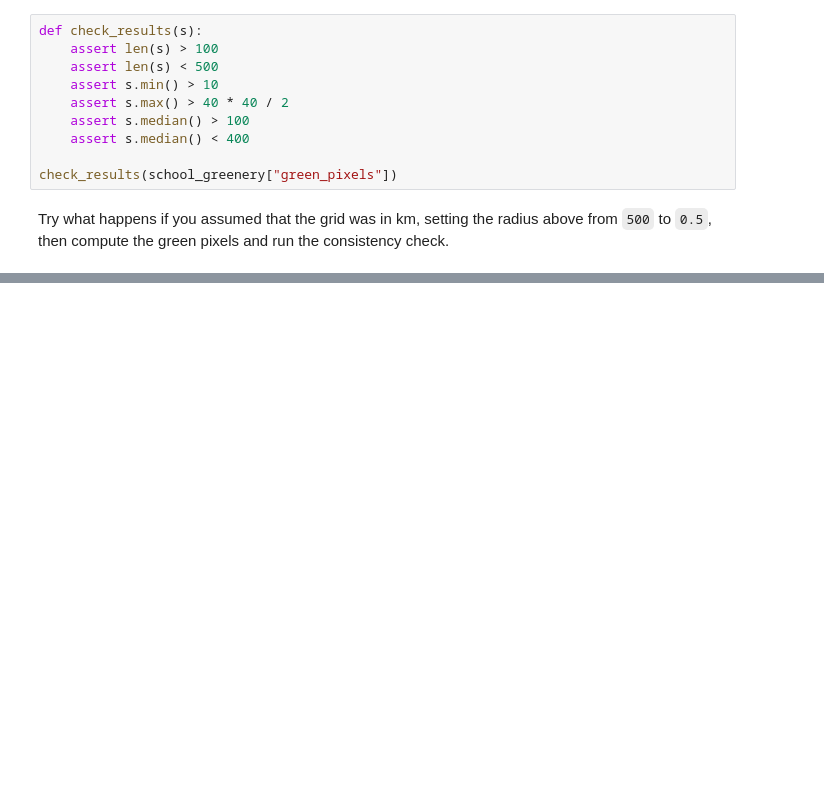
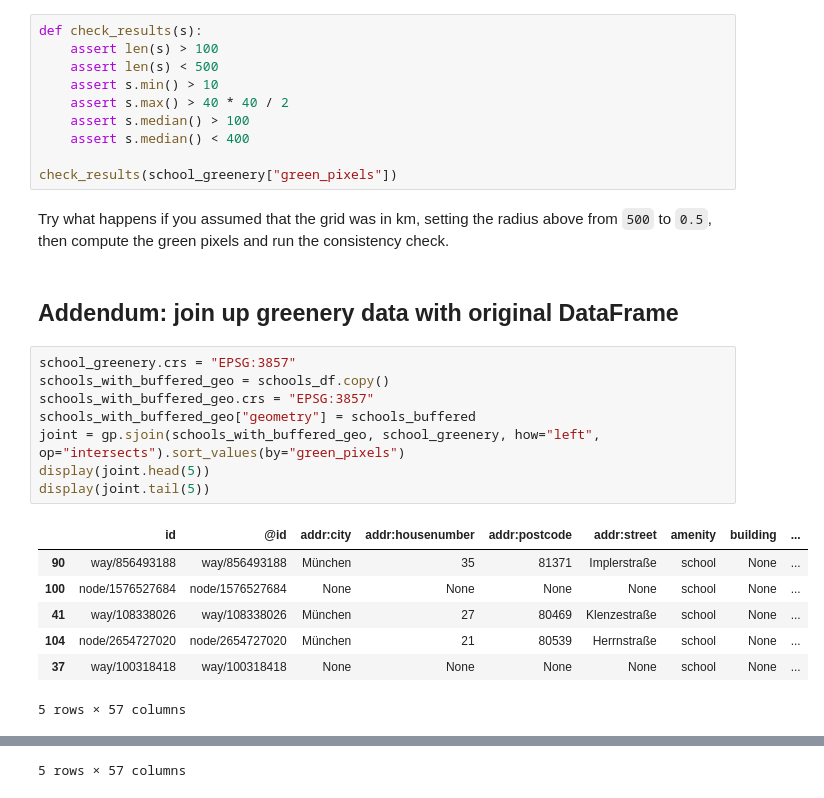
Before and after one commit to ehansis/geodemo2021, a Jupyter notebook: pre_recorded_demo.ipynb, the cells around one changed output, grey strips where cells are left out. Saved outputs shown, nothing was run; the diff lists cells and outputs as text; blank space fills up the shorter version.

```diff
--- a/pre_recorded_demo.ipynb
+++ b/pre_recorded_demo.ipynb
@@ -445,3 +468,21 @@ check_results(school_greenery["green_pixels"])
 # %% [markdown]
 Try what happens if you assumed that the grid was in km, setting the radius above from `500` to `0.5`,
 then compute the green pixels and run the consistency check.
+# %% [markdown]
+## Addendum: join up greenery data with original DataFrame
+# %%
+school_greenery.crs = "EPSG:3857"
+schools_with_buffered_geo = schools_df.copy()
+schools_with_buffered_geo.crs = "EPSG:3857"
+schools_with_buffered_geo["geometry"] = schools_buffered
+joint = gp.sjoin(schools_with_buffered_geo, school_greenery, how="left", op="intersects").sort_values(by="green_pixels")
+display(joint.head(5))
+display(joint.tail(5))
+# %% [output]
+|  | id | @id | addr:city | addr:housenumber | addr:postcode | addr:street | amenity | building | ... |
+| 90 | way/856493188 | way/856493188 | München | 35 | 81371 | Implerstraße | school | None | ... |
+| 100 | node/1576527684 | node/1576527684 | None | None | None | None | school | None | ... |
+| 41 | way/108338026 | way/108338026 | München | 27 | 80469 | Klenzestraße | school | None | ... |
+| 104 | node/2654727020 | node/2654727020 | München | 21 | 80539 | Herrnstraße | school | None | ... |
+| 37 | way/100318418 | way/100318418 | None | None | None | None | school | None | ... |
+5 rows × 57 columns
@@ -447,0 +495 @@ then compute the green pixels and run the consistency check.
+5 rows × 57 columns
```
Also changed, not shown: parts of 20 cells of this notebook, 1 other file.
